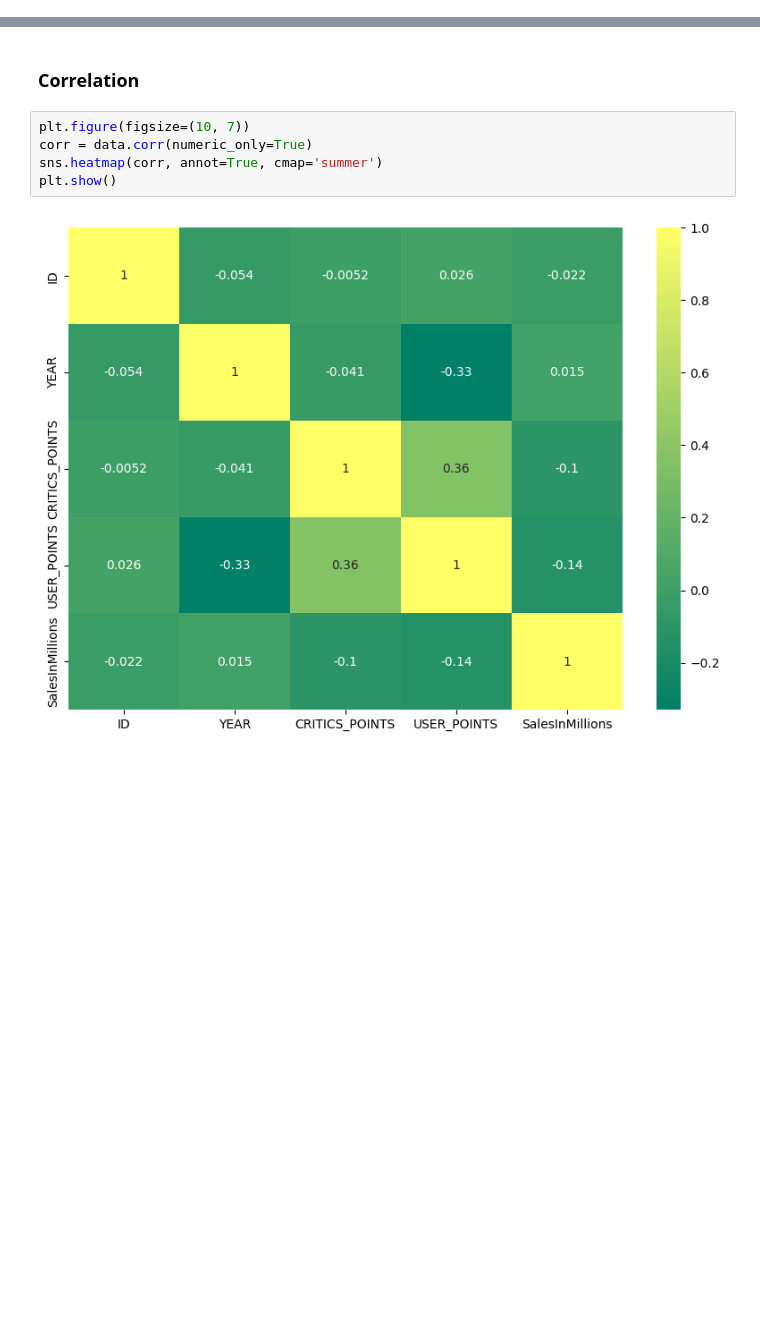
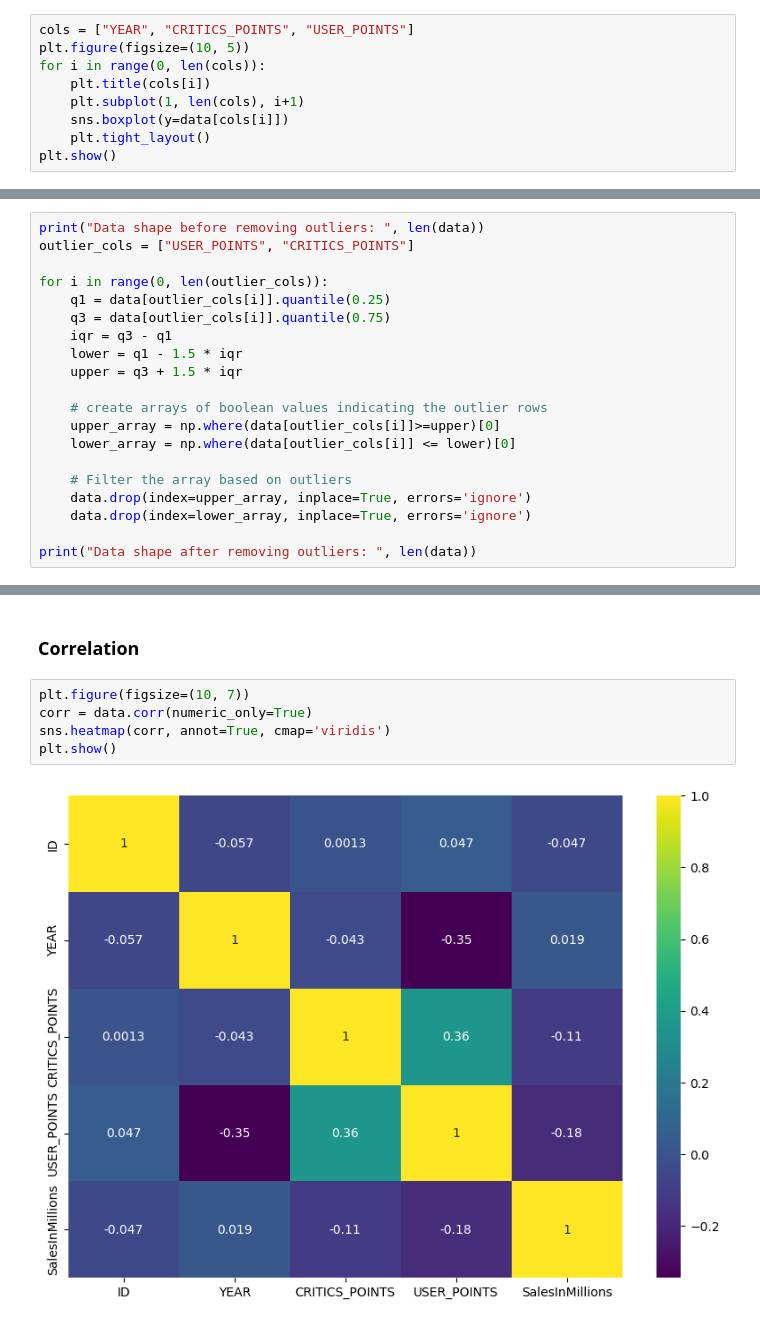
Before and after one commit to amulyaprasanth/sales_prediction_using_machine_learning, a Jupyter notebook: notebooks/EDA_Sales_Price_Prediction.ipynb, the cells around one changed output, grey strips where cells are left out. Cells and saved outputs as stored; diff of their text form; blank space fills up the shorter version.

```diff
--- a/notebooks/EDA_Sales_Price_Prediction.ipynb
+++ b/notebooks/EDA_Sales_Price_Prediction.ipynb
@@ -275,0 +279,9 @@ Average points given by critics:  2.7666666666666666
+# %%
+cols = ["YEAR", "CRITICS_POINTS", "USER_POINTS"]
+plt.figure(figsize=(10, 5))
+for i in range(0, len(cols)):
+    plt.title(cols[i])
+    plt.subplot(1, len(cols), i+1)
+    sns.boxplot(y=data[cols[i]])
+    plt.tight_layout()
+plt.show()
@@ -275,0 +294,20 @@ Average points given by critics:  2.7666666666666666
+# %%
+print("Data shape before removing outliers: ", len(data))
+outlier_cols = ["USER_POINTS", "CRITICS_POINTS"]
+
+for i in range(0, len(outlier_cols)):
+    q1 = data[outlier_cols[i]].quantile(0.25)
+    q3 = data[outlier_cols[i]].quantile(0.75)
+    iqr = q3 - q1
+    lower = q1 - 1.5 * iqr
+    upper = q3 + 1.5 * iqr
+
+    # create arrays of boolean values indicating the outlier rows
+    upper_array = np.where(data[outlier_cols[i]]>=upper)[0]
+    lower_array = np.where(data[outlier_cols[i]] <= lower)[0]
+
+    # Filter the array based on outliers
+    data.drop(index=upper_array, inplace=True, errors='ignore')
+    data.drop(index=lower_array, inplace=True, errors='ignore')
+
+print("Data shape after removing outliers: ", len(data))
@@ -443,7 +486,7 @@ plt.show()
 # %%
 plt.figure(figsize=(10, 7))
 corr = data.corr(numeric_only=True)
-sns.heatmap(corr, annot=True, cmap='summer')
+sns.heatmap(corr, annot=True, cmap='viridis')
 plt.show()
 # %% [output]
-[figure, old version]
+[figure, new version]
```
Also changed, not shown: parts of 20 cells of this notebook, 8 other files.
